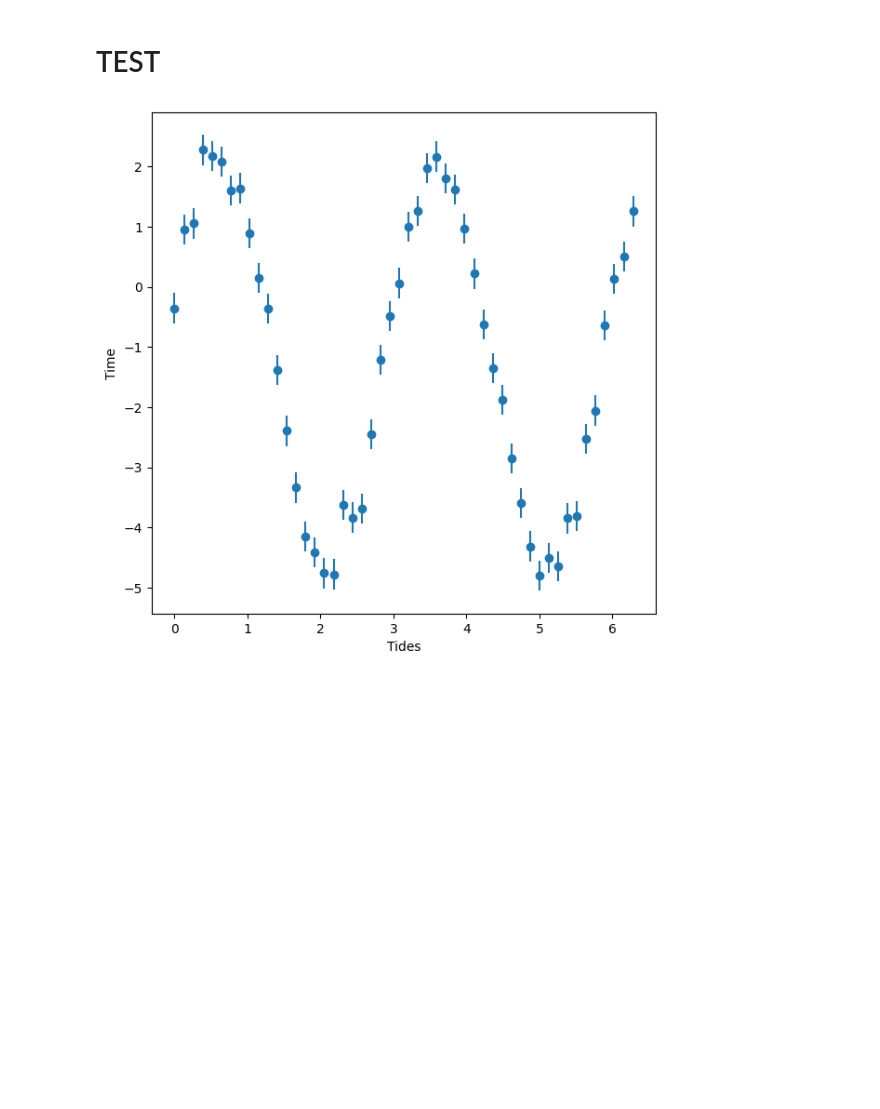
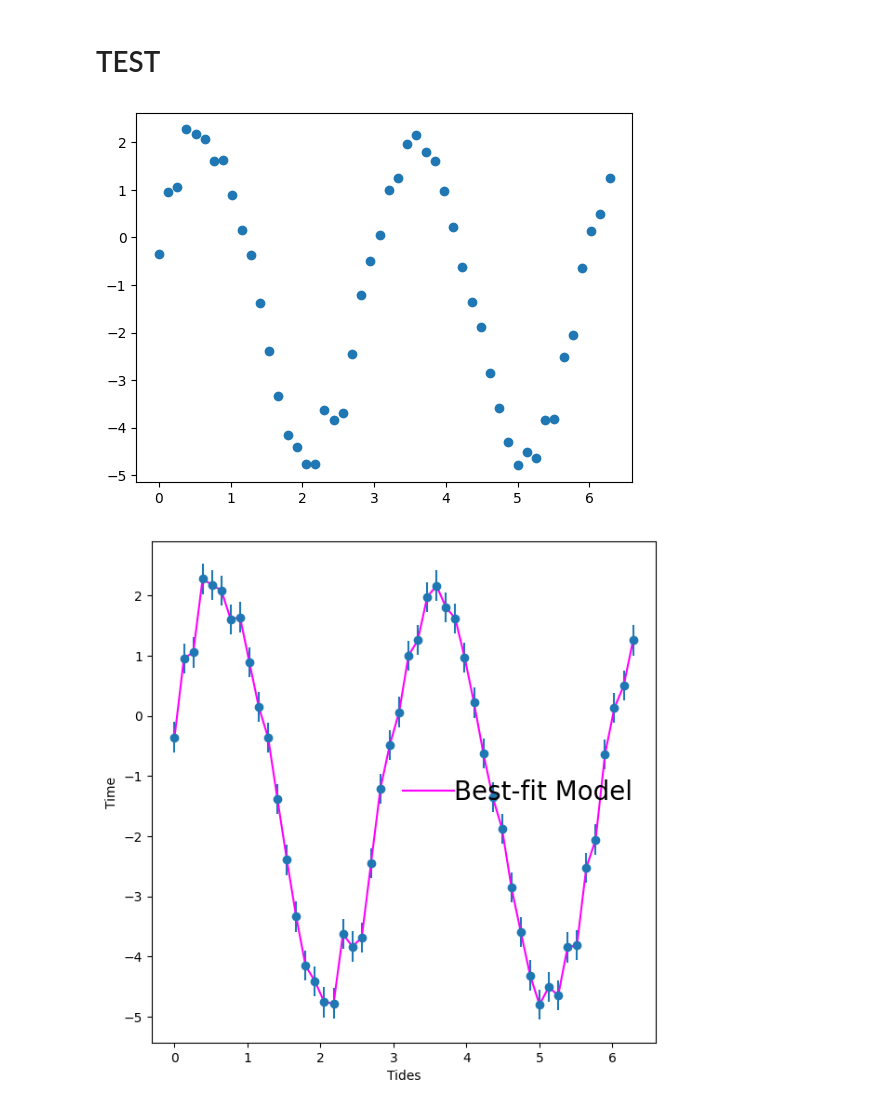
Before and after one commit to Oolongtea02/astr19GroupProject, a Jupyter notebook: JST_Group_Project.ipynb, the cells around one changed output. Drawn from its saved outputs; the diff is of its cells as text; code cells hidden in the pictures; blank space fills up the shorter version.

Commit message:
Added scatter plot and updated graph to include line of best fit

```diff
--- a/JST_Group_Project.ipynb
+++ b/JST_Group_Project.ipynb
@@ -20,31 +20,35 @@ sigma = 0.25
 np.random.seed(120)
 
 #create y and y error
 y = a * np.sin(b*x+c) + d + np.random.normal(scale=sigma,size=npoints)
 #make an array that is 0.25 for each element
 #plot plots with matplotlib scatter for the data
 #use plot for the model
 y_err = np.full(npoints, sigma)
+plt.scatter(x, y)
 
 #make plot
 f = plt.figure(figsize=(7, 7))
 plt.errorbar(x,y,y_err,fmt='o')
 plt.xlabel('Tides')
 plt.ylabel('Time')
+plt.plot(x,y,color="magenta",label="Best-fit Model")
+plt.legend(frameon=False,fontsize=20,handletextpad=0)
 plt.show()
 
 def f_line(x, a, b, c, d):
     return a * np.sin(b*x + c) + d
 
 params, params_cov = optimize.curve_fit(f_line,x,y,sigma=y_err,p0=[1,2,0.1,-0.1])
 
 a_fit = params[0]
 b_fit = params[1]
 c_fit = params[2]
 d_fit = params[3]
 
 print(a_fit,b_fit,c_fit,d_fit)
 
 y_fit = a_fit * np.sin(b_fit * x + c_fit) + d_fit
 # %% [output]
-[figure, old version]
+[figure, new version]
+[figure, added]
```
Also changed, not shown: parts of 1 cell of this notebook.
